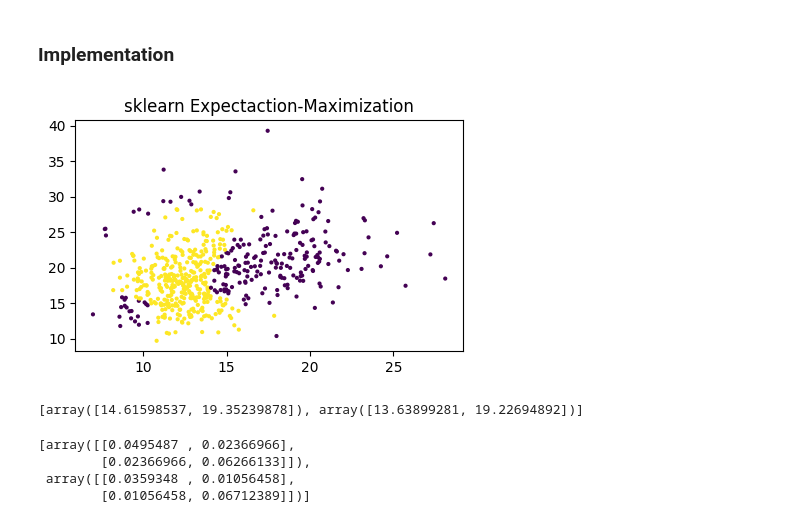
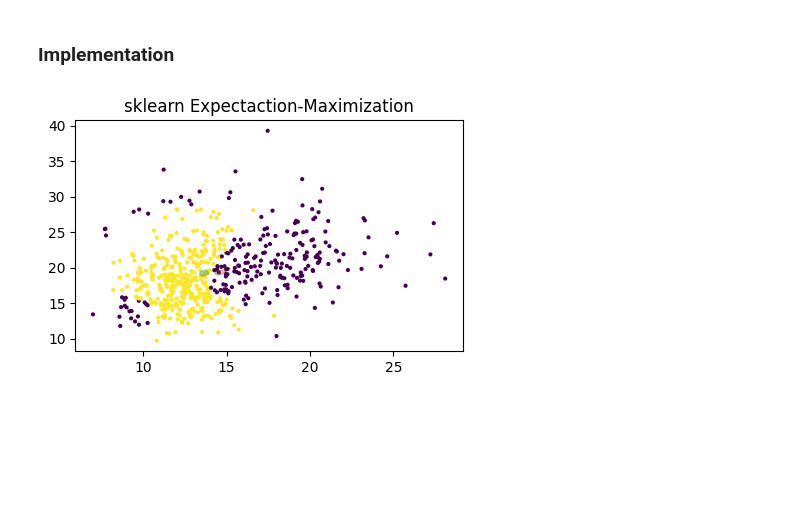
Before and after one commit to alexbelengeanu/ml-labs, a Jupyter notebook: lab1-clustering/exercitiul3.ipynb, the cells around one changed output. Saved outputs shown, nothing was run; the diff lists cells and outputs as text; code cells hidden in the pictures; blank space fills up the shorter version.

```diff
--- a/lab1-clustering/exercitiul3.ipynb
+++ b/lab1-clustering/exercitiul3.ipynb
@@ -13,9 +13,9 @@ from scipy.stats import multivariate_normal
 # %% [markdown]
 ## Functions
 # %%
-color_iter = ["purple", "gold"]
+color_iter = ["saddlebrown", "teal"]
 # %%
-def plot_results(X, Y, means, covariances, index, title):
+def plot_results(X, Y, means, covariances, title):
     plt.figure(figsize=(5,3))
     plt.scatter(X['feature1'], X['feature2'], 4, c=Y)
     for i, (mean, covar, color) in enumerate(zip(means, covariances, color_iter)):
@@ -92,7 +92,6 @@ plot_results(X, gm_labels, gm.means_, gm.covariances_, 0, "sklearn Expectaction-
 <b>Eroare din PDF : </b> la pasul de maximization matricea de covarianta ar trebui inmultita cu 1/Rij^k-1??
 </div>
 # %%
-
 # Importing the libraries
 import numpy as np
 import pandas as pd
@@ -108,7 +107,7 @@ class MyGMM:
                     The number of clusters in which the algorithm must split
                     the data set
                 :param max_iter: int, default = 100
-                    The number of iteration that the algorithm will go throw to find the clusters
+                    The number of iteration that the algorithm will go through to find the clusters
                 :param comp_names: list of strings, default=None
                     In case it is setted as a list of string it will use to
                     name the clusters
@@ -137,7 +136,7 @@ class MyGMM:
         # Deleting the new_X matrix because we will not need it anymore
         del new_X
         for iteration in range(self.max_iter):
-            ''' --------------------------   E - STEP   -------------------------- '''
+            ''' --------------------------   Expectation step   -------------------------- '''
             # Initiating the r matrix, evrey row contains the probabilities
             # for every cluster for this row
             self.r = np.zeros((len(X), self.n_componets))
@@ -152,7 +151,7 @@ class MyGMM:
                     self.r[n][k] /= sum([self.pi[j]*multivariate_normal.pdf(X[n], self.mean_vector[j], self.covariance_matrixes[j]) for j in range(self.n_componets)])
             # Calculating the N
             N = np.sum(self.r, axis=0)
-            ''' --------------------------   M - STEP   -------------------------- '''
+            ''' --------------------------   Maximization step   -------------------------- '''
             # Initializing the mean vector as a zero vector
             self.mean_vector = np.zeros((self.n_componets, len(X[0])))
             # Updating the mean vector
@@ -190,18 +189,11 @@ mygmm.fit(X.to_numpy())
 mygmm_labels = mygmm.predict(X.to_numpy())
 # %%
 mygmm_labels = [0 if i == 'comp0' else 1 for i in mygmm_labels]
+# %%
+mygmm_labels = np.array([i for i in mygmm_labels])
+mygmm_mean_vector = np.array([mygmm.mean_vector[0], mygmm.mean_vector[1]])
+mygmm_cov_matrixes = np.array([mygmm.covariance_matrixes[0], mygmm.covariance_matrixes[1]])
 # %%
-plot_results(X, mygmm_labels, mygmm.mean_vector, mygmm.covariance_matrixes, 0, "sklearn Expectaction-Maximization")
+plot_results(X, mygmm_labels, mygmm_mean_vector, mygmm_cov_matrixes, "sklearn Expectaction-Maximization")
 # %% [output]
-[figure, old version]
+[figure, new version]
-# %%
-mygmm.mean_vector
-# %% [output]
-[array([14.61598537, 19.35239878]), array([13.63899281, 19.22694892])]
-# %%
-mygmm.covariance_matrixes
-# %% [output]
-[array([[0.0495487 , 0.02366966],
-        [0.02366966, 0.06266133]]),
- array([[0.0359348 , 0.01056458],
-        [0.01056458, 0.06712389]])]
```
Also changed, not shown: parts of 3 cells of this notebook, 2 other files.
